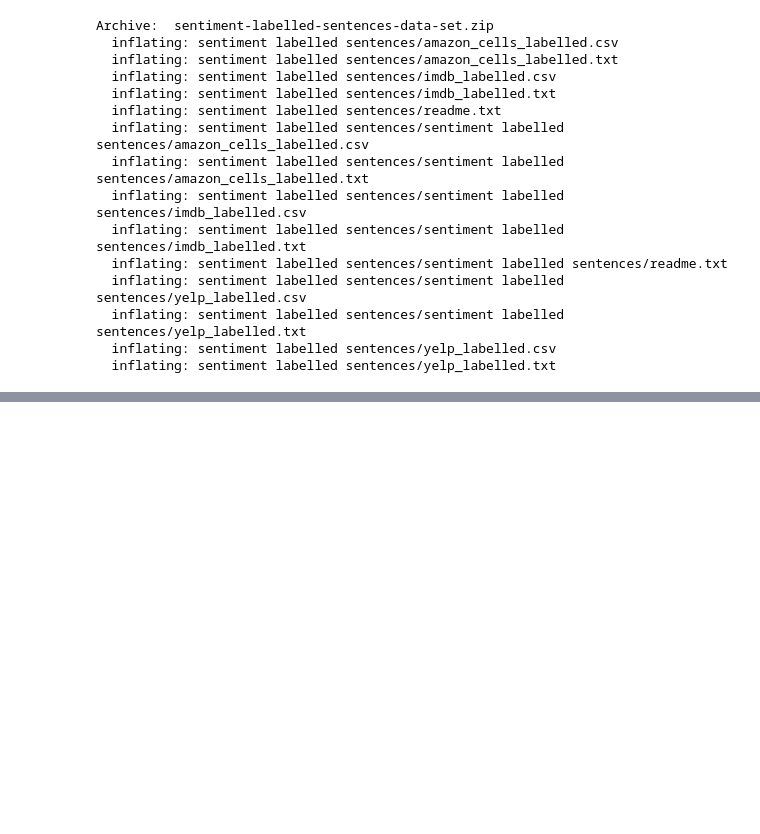
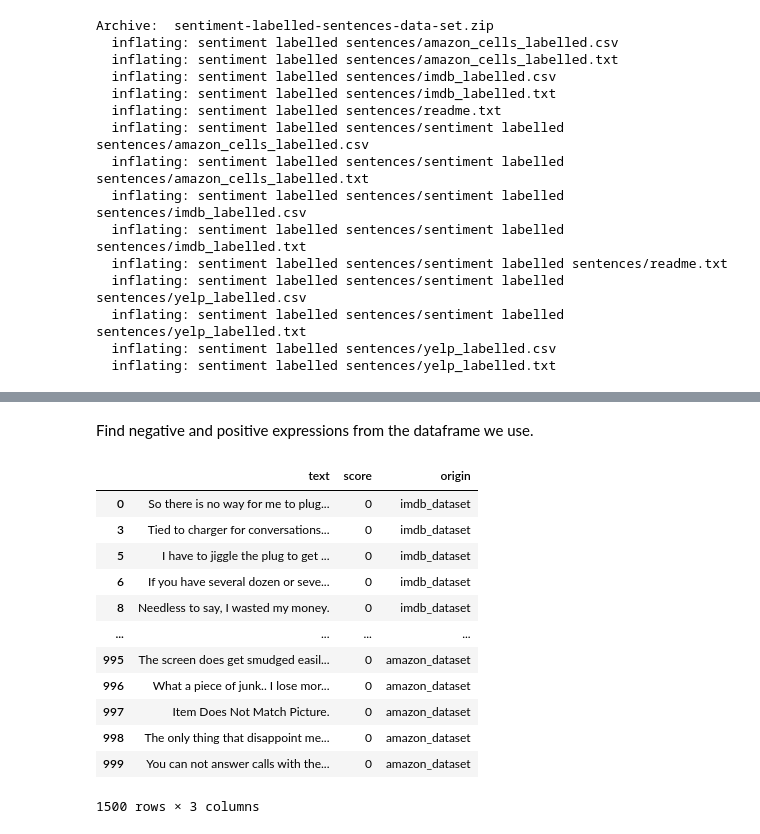
Before and after one commit to zivlir/FirstRepository, a Jupyter notebook: MainModel.ipynb, the cells around one changed output, grey strips where cells are left out. Drawn from its saved outputs; the diff is of its cells as text; code cells hidden in the pictures; blank space fills up the shorter version.

```diff
--- a/MainModel.ipynb
+++ b/MainModel.ipynb
@@ -122,0 +184,13 @@ dataset1 = pd.read_csv(csv1_path, encoding=ENCO_I, names=COLS_DATASET)
+# %%
+wdata = {"imdb_dataset":   "../sentiment labelled sentences/sentiment labelled sentences/imdb_labelled.txt",
+         "yelp_dataset":   "../sentiment labelled sentences/sentiment labelled sentences/yelp_labelled.txt",
+         "amazon_dataset": "../sentiment labelled sentences/sentiment labelled sentences/amazon_cells_labelled.txt"}
+
+ds_arr = []
+
+for origin, doc_name in wdata.items():
+    wdataset = pd.read_csv(filepath, names=['text', 'score'], sep='\t')
+    wdataset['origin'] = origin
+    ds_arr.append(wdataset)
+
+#ndataset is data frame - each .txt file in our data repository, ds_arr  - list of 3 datasets
@@ -145,0 +271,19 @@ dataset1.head()
+# %% [markdown]
+Find negative and positive  expressions from the dataframe we use.
+# %%
+only_negative_scores = ["0"]
+wdataset.loc[wdataset['score'].isin(negative_scores)]
+# %% [output]
+|  | text | score | origin |
+| 0 | So there is no way for me to plug... | 0 | imdb_dataset |
+| 3 | Tied to charger for conversations... | 0 | imdb_dataset |
+| 5 | I have to jiggle the plug to get ... | 0 | imdb_dataset |
+| 6 | If you have several dozen or seve... | 0 | imdb_dataset |
+| 8 | Needless to say, I wasted my money. | 0 | imdb_dataset |
+| ... | ... | ... | ... |
+| 995 | The screen does get smudged easil... | 0 | amazon_dataset |
+| 996 | What a piece of junk.. I lose mor... | 0 | amazon_dataset |
+| 997 | Item Does Not Match Picture. | 0 | amazon_dataset |
+| 998 | The only thing that disappoint me... | 0 | amazon_dataset |
+| 999 | You can not answer calls with the... | 0 | amazon_dataset |
+1500 rows × 3 columns
```
Also changed, not shown: parts of 29 cells of this notebook.
